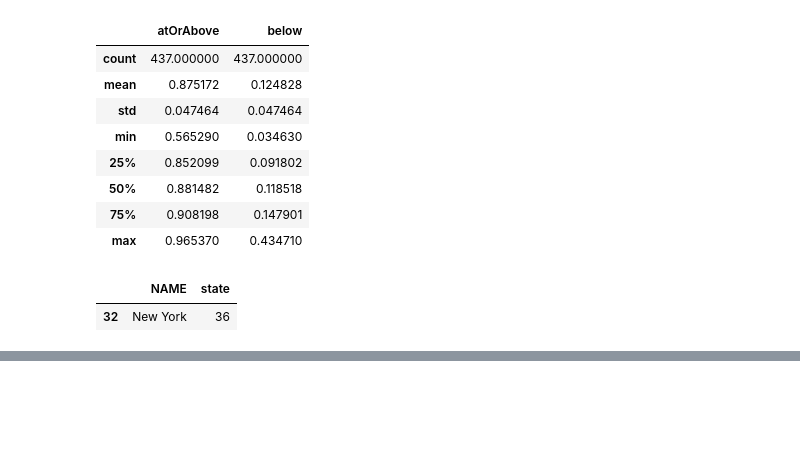
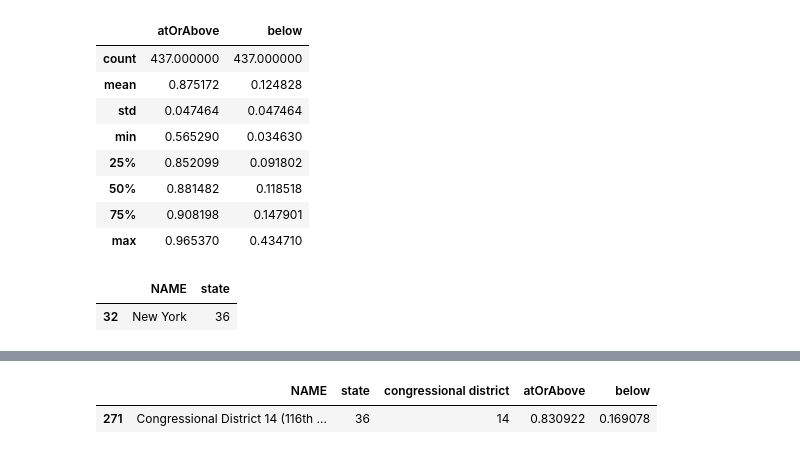
Before and after one commit to drawjk705/us-data, a Jupyter notebook: notebook.ipynb, the cells around one changed output, grey strips where cells are left out. Saved outputs shown, nothing was run; the diff lists cells and outputs as text; code cells hidden in the pictures; blank space fills up the shorter version.

```diff
--- a/notebook.ipynb
+++ b/notebook.ipynb
@@ -414,0 +399,13 @@ blackPovStats
+# %%
+blackPovPcts = blackPovStats.loc[:,['NAME', 'state', 'congressional district']]
+
+blackPovPcts['atOrAbove'] = (blackPovStats.Estimate_Total_IncomeInThePast12MonthsAtOrAbovePovertyLevel /
+             blackPovStats.Estimate_Total)
+
+blackPovPcts['below'] = (blackPovStats.Estimate_Total_IncomeInThePast12MonthsBelowPovertyLevel /
+                       blackPovStats.Estimate_Total)
+# %%
+blackPovPcts[(blackPovPcts.state == '36') & (blackPovPcts['congressional district'] == '14')]
+# %% [output]
+|  | NAME | state | congressional district | atOrAbove | below |
+| 271 | Congressional District 14 (116th ... | 36 | 14 | 0.830922 | 0.169078 |
```
Also changed, not shown: parts of 15 cells of this notebook, 2 other files.
